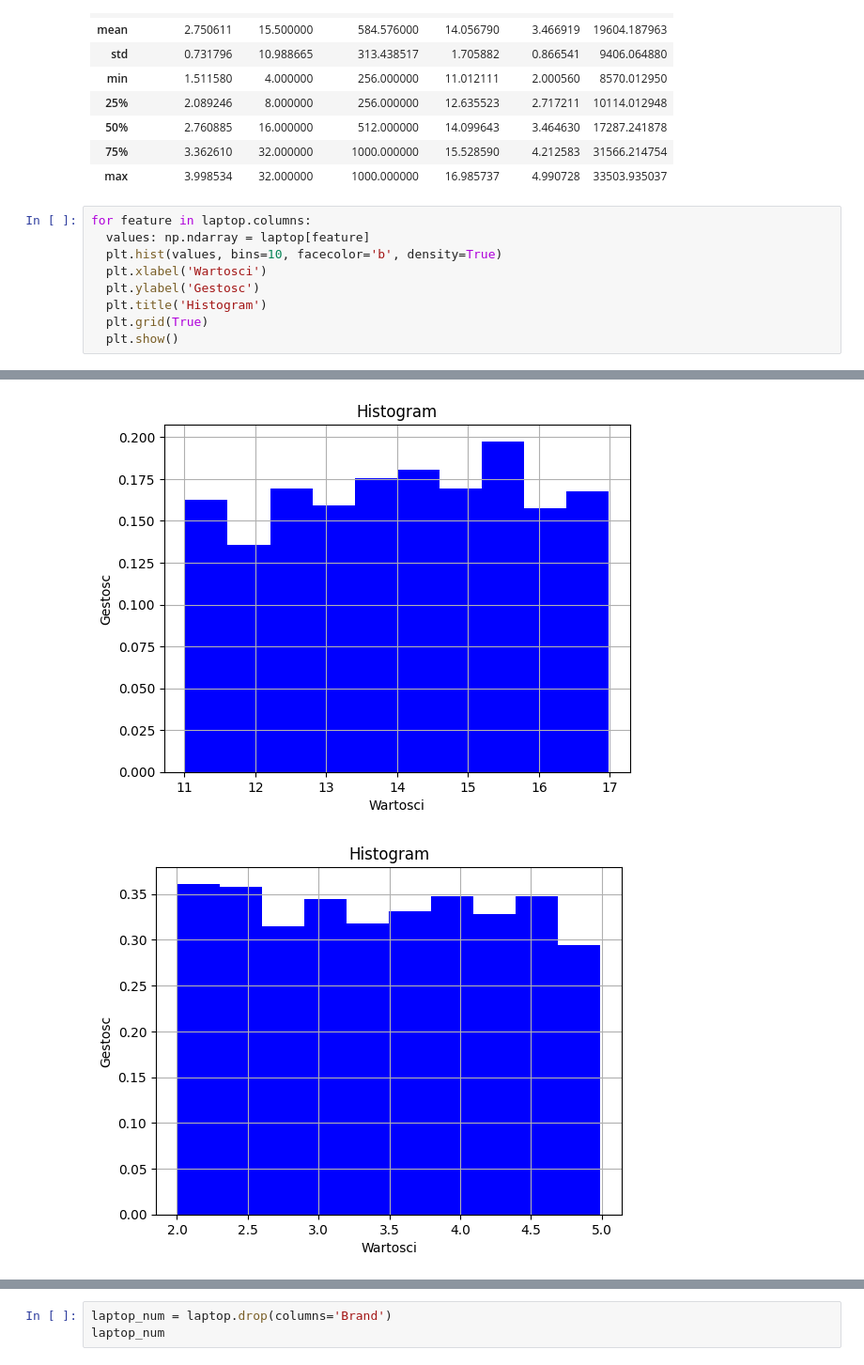
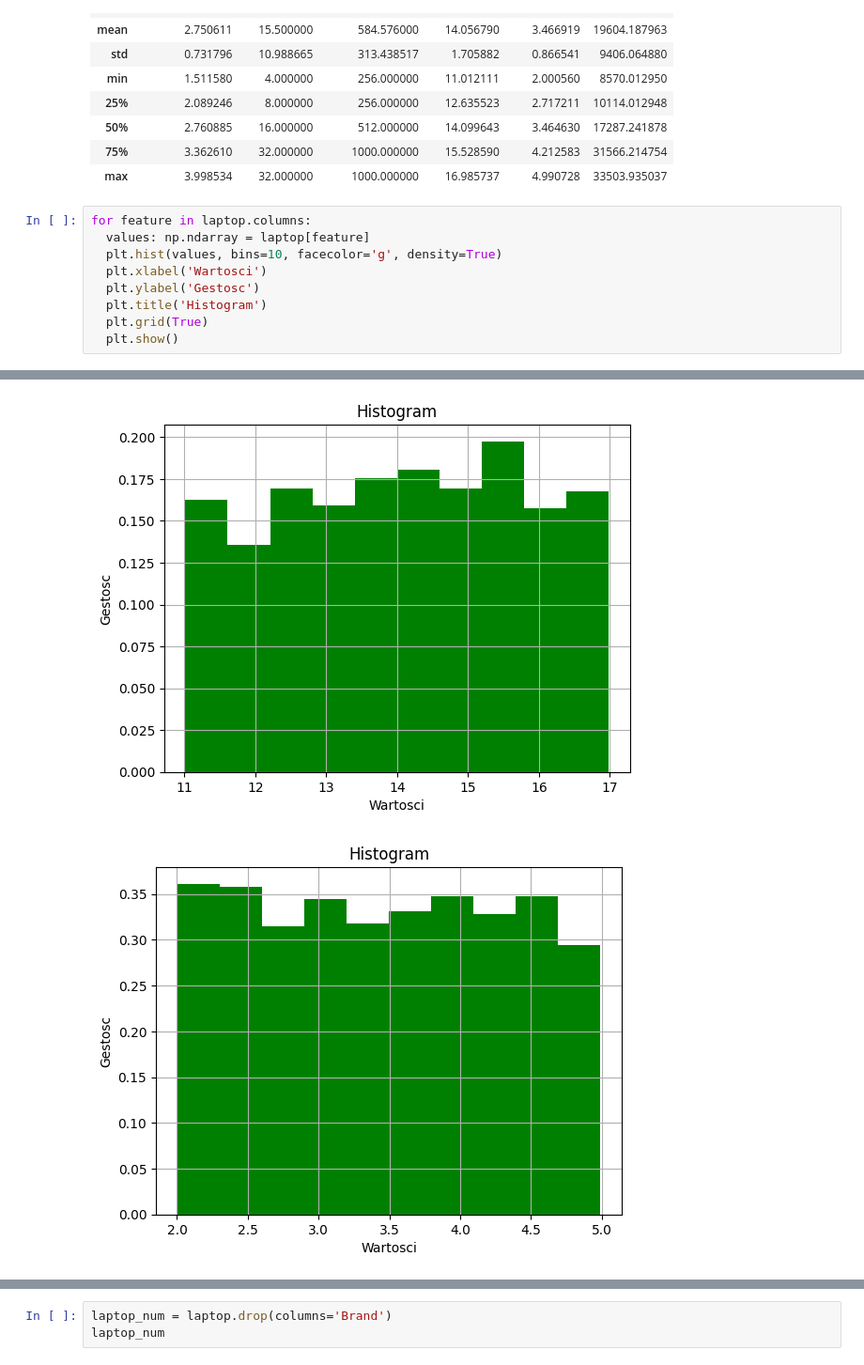
Before and after one commit to JedWojtowicz/MAD_SWPS_Jedrzej_Wojtowicz_3, a Jupyter notebook: MAD_JW_Projekt.ipynb, the cells around one changed output, grey strips where cells are left out. Shown at 94% size. Saved outputs shown, nothing was run; the diff lists cells and outputs as text.

```diff
--- a/MAD_JW_Projekt.ipynb
+++ b/MAD_JW_Projekt.ipynb
@@ -104,7 +120,7 @@ laptop.describe()
 # %%
 for feature in laptop.columns:
   values: np.ndarray = laptop[feature]
-  plt.hist(values, bins=10, facecolor='b', density=True)
+  plt.hist(values, bins=10, facecolor='g', density=True)
   plt.xlabel('Wartosci')
   plt.ylabel('Gestosc')
   plt.title('Histogram')
@@ -118,2 +134,2 @@ for feature in laptop.columns:
-[figure, old version]
+[figure, new version]
-[figure, old version]
+[figure, new version]
```
Also changed, not shown: parts of 6 cells of this notebook.
